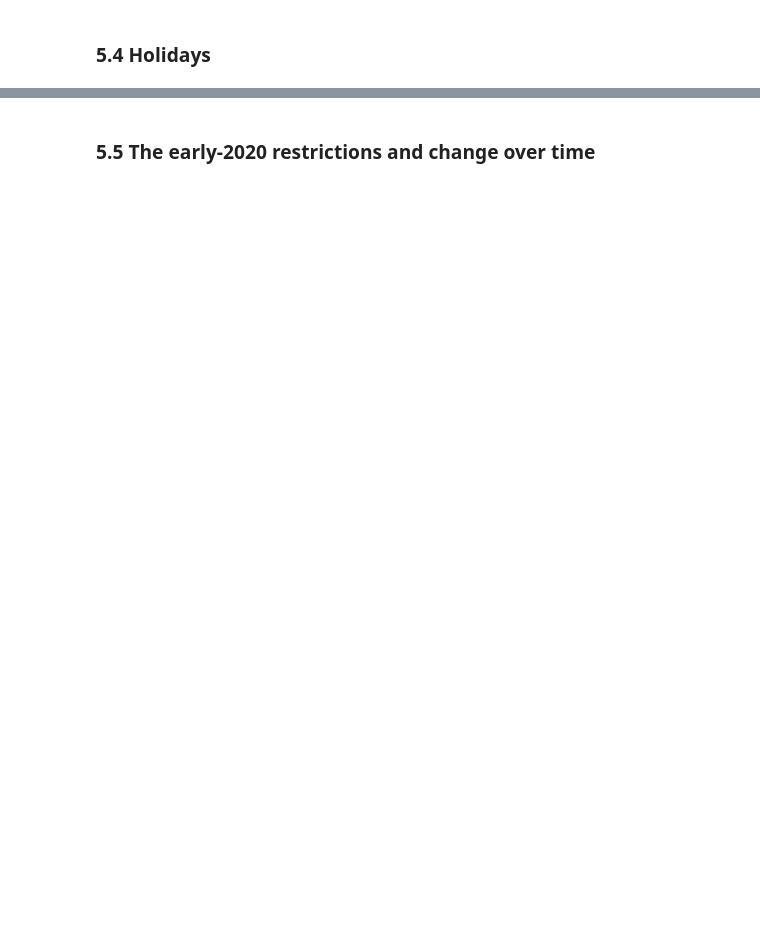
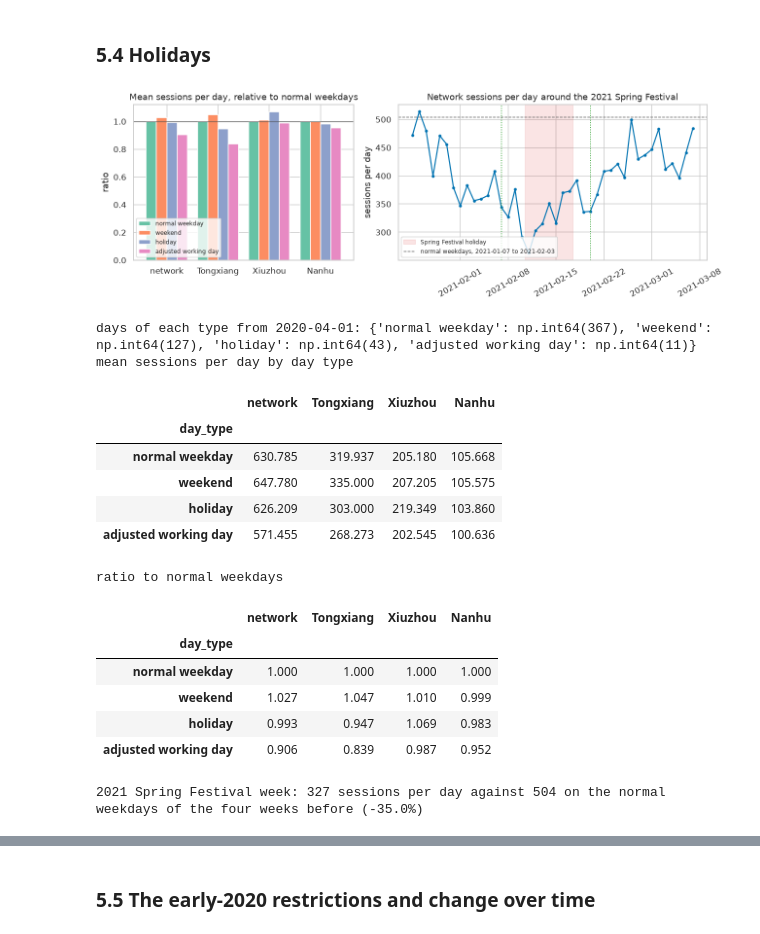
Before and after one commit to AmirMasnavi/MINDD, a Jupyter notebook: project2/Task1.ipynb, the cells around one changed output, grey strips where cells are left out. Cells and saved outputs as stored; diff of their text form; code cells hidden in the pictures; blank space fills up the shorter version.

```diff
--- a/project2/Task1.ipynb
+++ b/project2/Task1.ipynb
@@ -175,2 +735,71 @@ with timed("2 Reading and checking the file"):
 # %% [markdown]
 ### 5.4 Holidays
+# %%
+with timed("5 Exploratory analysis"):
+    typed = stable_daily.join(DAY_TYPE)
+    TYPES = ["normal weekday", "weekend", "holiday", "adjusted working day"]
+    by_type = typed.groupby("day_type")[LEVELS].mean().reindex(TYPES)
+    ratio = by_type / by_type.loc["normal weekday"]
+    n_days = typed["day_type"].value_counts().reindex(TYPES)
+
+    # 2021 Spring Festival against the normal weekdays of the four weeks before it
+    sf_from, sf_to = pd.Timestamp("2021-02-11"), pd.Timestamp("2021-02-17")
+    ref_days = typed.loc["2021-01-07":"2021-02-03"]
+    sf_reference = ref_days.loc[ref_days["day_type"] == "normal weekday", "network"].mean()
+    sf_mean = daily.loc[sf_from:sf_to, "network"].mean()
+    window = daily.loc["2021-01-25":"2021-03-07", "network"]
+
+    fig, axes = plt.subplots(1, 2, figsize=(12, 4.2), gridspec_kw={"width_ratios": [1, 1.4]})
+    ratio.T.plot.bar(ax=axes[0], color=sns.color_palette("Set2", 4), rot=0, width=0.8)
+    axes[0].axhline(1, color="0.3", lw=0.8)
+    axes[0].set(title="Mean sessions per day, relative to normal weekdays", ylabel="ratio")
+    axes[0].legend(fontsize=8)
+    axes[1].plot(window.index, window.values, marker="o", ms=3, color=LEVEL_COLORS["network"])
+    axes[1].axvspan(sf_from - pd.Timedelta(hours=12), sf_to + pd.Timedelta(hours=12), color="tab:red", alpha=0.12,
+                    label="Spring Festival holiday")
+    for day in ("2021-02-07", "2021-02-20"):
+        axes[1].axvline(pd.Timestamp(day), color="tab:green", ls=":", lw=1.2)
+    axes[1].axhline(sf_reference, color="0.4", ls="--", lw=1, label="normal weekdays, 2021-01-07 to 2021-02-03")
+    axes[1].set(title="Network sessions per day around the 2021 Spring Festival", ylabel="sessions per day")
+    axes[1].legend(fontsize=8, loc="lower left")
+    axes[1].tick_params(axis="x", rotation=30)
+    fig.tight_layout()
+    save_fig("05_4_holidays", fig)
+    plt.show()
+
+print("days of each type from 2020-04-01:", dict(n_days))
+print("mean sessions per day by day type")
+display(by_type)
+print("ratio to normal weekdays")
+display(ratio)
+print(f"2021 Spring Festival week: {sf_mean:.0f} sessions per day against {sf_reference:.0f} on the normal weekdays "
+      f"of the four weeks before ({sf_mean / sf_reference - 1:+.1%})")
+results["day_type_ratio"] = {t: {lvl: r(v, 3) for lvl, v in row.items()} for t, row in ratio.iterrows()}
+results["spring_festival_2021"] = {"mean_per_day": r(sf_mean, 1), "reference_per_day": r(sf_reference, 1),
+                                   "change": r(sf_mean / sf_reference - 1, 3)}
+add_decision(
+    "D06", "5.4",
+    "Holidays, the Spring Festival included, are kept as legitimate variation and described to models by the "
+    "holiday and adjusted working day flags; no day is removed.",
+    f"From 2020-04-01, network demand on holidays is {ratio.at['holiday', 'network']:.2f} times that of normal weekdays "
+    f"and {ratio.at['adjusted working day', 'network']:.2f} times on adjusted working days; the 2021 Spring Festival "
+    f"week averaged {sf_mean:.0f} sessions per day against {sf_reference:.0f} ({sf_mean / sf_reference - 1:+.0%}).",
+)
+# %% [output]
+[figure, added]
+days of each type from 2020-04-01: {'normal weekday': np.int64(367), 'weekend': np.int64(127), 'holiday': np.int64(43), 'adjusted working day': np.int64(11)}
+mean sessions per day by day type
+|  | network | Tongxiang | Xiuzhou | Nanhu |
+| day_type |  |  |  |  |
+| normal weekday | 630.785 | 319.937 | 205.180 | 105.668 |
+| weekend | 647.780 | 335.000 | 207.205 | 105.575 |
+| holiday | 626.209 | 303.000 | 219.349 | 103.860 |
+| adjusted working day | 571.455 | 268.273 | 202.545 | 100.636 |
+ratio to normal weekdays
+|  | network | Tongxiang | Xiuzhou | Nanhu |
+| day_type |  |  |  |  |
+| normal weekday | 1.000 | 1.000 | 1.000 | 1.000 |
+| weekend | 1.027 | 1.047 | 1.010 | 0.999 |
+| holiday | 0.993 | 0.947 | 1.069 | 0.983 |
+| adjusted working day | 0.906 | 0.839 | 0.987 | 0.952 |
+2021 Spring Festival week: 327 sessions per day against 504 on the normal weekdays of the four weeks before (-35.0%)
```
Also changed, not shown: parts of 59 cells of this notebook, 38 other files.
